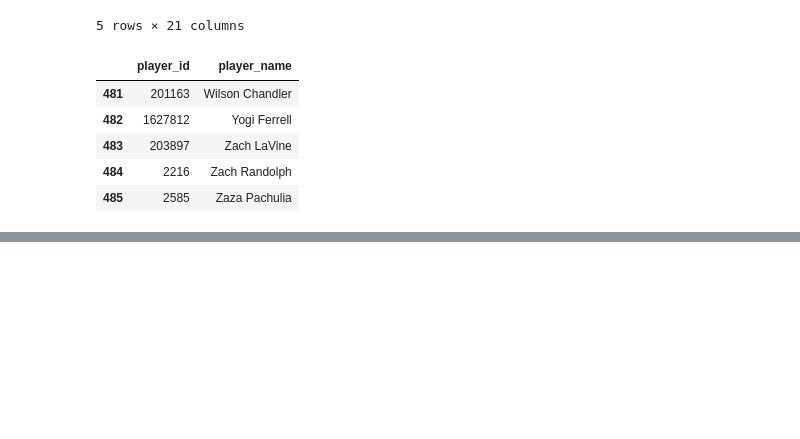
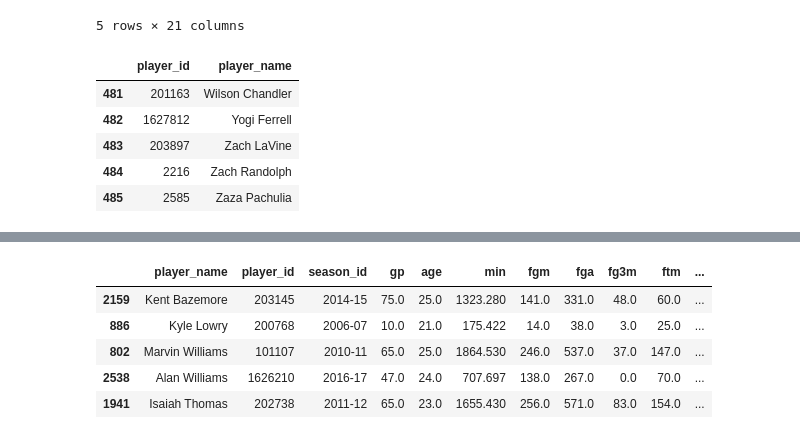
Before and after one commit to flan02/nba-python-pandas, a Jupyter notebook: data/pandas_dataframe.ipynb, the cells around one changed output, grey strips where cells are left out. Drawn from its saved outputs; the diff is of its cells as text; code cells hidden in the pictures; blank space fills up the shorter version.

```diff
--- a/data/pandas_dataframe.ipynb
+++ b/data/pandas_dataframe.ipynb
@@ -2067,0 +2158,3 @@ left_merge = pd.merge(df_A, df_B, on = 'player_id', how = 'left'
+# %%
+for row in celtics_df.itertuples():
+    ppg_data.append(row.ppg)
@@ -2067,0 +2260,20 @@ left_merge = pd.merge(df_A, df_B, on = 'player_id', how = 'left'
+# %%
+df = pd.read_csv('../nba-stats-csv/player_stats_total.csv')
+# %%
+def ft_calculator(row):
+    if row['fta'] == 0:
+        ft_perc = 0  # Si fta es 0, asigna 0 a ft_perc
+    else:
+        ft_perc = row['ftm'] / row['fta'] + .00001  # Realiza la división solo si fta no es 0
+    return round(ft_perc, 2)
+# %%
+df['ft_perc'] = df.apply(ft_calculator, axis=1)
+# %%
+df.sample(5)
+# %% [output]
+|  | player_name | player_id | season_id | gp | age | min | fgm | fga | fg3m | ftm | ... |
+| 2159 | Kent Bazemore | 203145 | 2014-15 | 75.0 | 25.0 | 1323.280 | 141.0 | 331.0 | 48.0 | 60.0 | ... |
+| 886 | Kyle Lowry | 200768 | 2006-07 | 10.0 | 21.0 | 175.422 | 14.0 | 38.0 | 3.0 | 25.0 | ... |
+| 802 | Marvin Williams | 101107 | 2010-11 | 65.0 | 25.0 | 1864.530 | 246.0 | 537.0 | 37.0 | 147.0 | ... |
+| 2538 | Alan Williams | 1626210 | 2016-17 | 47.0 | 24.0 | 707.697 | 138.0 | 267.0 | 0.0 | 70.0 | ... |
+| 1941 | Isaiah Thomas | 202738 | 2011-12 | 65.0 | 23.0 | 1655.430 | 256.0 | 571.0 | 83.0 | 154.0 | ... |
```
Also changed, not shown: parts of 49 cells of this notebook.
